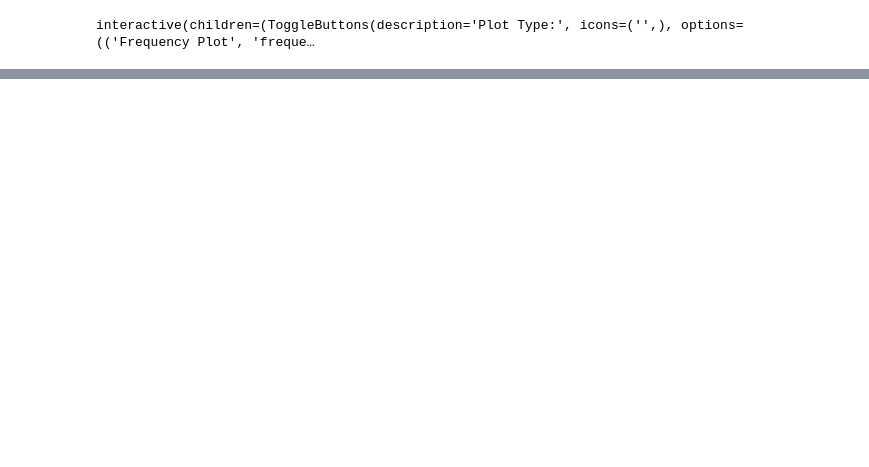
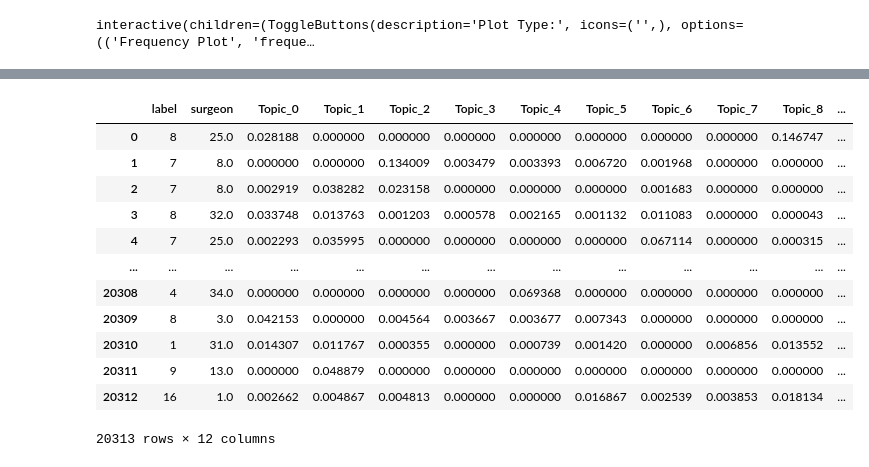
Before and after one commit to montgoz007/bugs-caret, a Jupyter notebook: pathway_classify.ipynb, the cells around one changed output, grey strips where cells are left out. Drawn from its saved outputs; the diff is of its cells as text; code cells hidden in the pictures; blank space fills up the shorter version.

Commit message:
nmf topic model, xgb classifier acc @ 0.94

```diff
--- a/pathway_classify.ipynb
+++ b/pathway_classify.ipynb
@@ -547,0 +380,4 @@ Best Model: Latent Dirichlet Allocation | # Topics: 200 | R2 : 0.6064
+# %%
+nmf = create_model('nmf', num_topics=10)
+nmf_results = assign_model(nmf)
+nmf_results.head()
@@ -547,0 +391,17 @@ Best Model: Latent Dirichlet Allocation | # Topics: 200 | R2 : 0.6064
+# %%
+nmf_class = nmf_results.drop(columns=['Services', 'Dominant_Topic', 'Perc_Dominant_Topic'])
+nmf_class
+# %% [output]
+|  | label | surgeon | Topic_0 | Topic_1 | Topic_2 | Topic_3 | Topic_4 | Topic_5 | Topic_6 | Topic_7 | Topic_8 | ... |
+| 0 | 8 | 25.0 | 0.028188 | 0.000000 | 0.000000 | 0.000000 | 0.000000 | 0.000000 | 0.000000 | 0.000000 | 0.146747 | ... |
+| 1 | 7 | 8.0 | 0.000000 | 0.000000 | 0.134009 | 0.003479 | 0.003393 | 0.006720 | 0.001968 | 0.000000 | 0.000000 | ... |
+| 2 | 7 | 8.0 | 0.002919 | 0.038282 | 0.023158 | 0.000000 | 0.000000 | 0.000000 | 0.001683 | 0.000000 | 0.000000 | ... |
+| 3 | 8 | 32.0 | 0.033748 | 0.013763 | 0.001203 | 0.000578 | 0.002165 | 0.001132 | 0.011083 | 0.000000 | 0.000043 | ... |
+| 4 | 7 | 25.0 | 0.002293 | 0.035995 | 0.000000 | 0.000000 | 0.000000 | 0.000000 | 0.067114 | 0.000000 | 0.000315 | ... |
+| ... | ... | ... | ... | ... | ... | ... | ... | ... | ... | ... | ... | ... |
+| 20308 | 4 | 34.0 | 0.000000 | 0.000000 | 0.000000 | 0.000000 | 0.069368 | 0.000000 | 0.000000 | 0.000000 | 0.000000 | ... |
+| 20309 | 8 | 3.0 | 0.042153 | 0.000000 | 0.004564 | 0.003667 | 0.003677 | 0.007343 | 0.000000 | 0.000000 | 0.000000 | ... |
+| 20310 | 1 | 31.0 | 0.014307 | 0.011767 | 0.000355 | 0.000000 | 0.000739 | 0.001420 | 0.000000 | 0.006856 | 0.013552 | ... |
+| 20311 | 9 | 13.0 | 0.000000 | 0.048879 | 0.000000 | 0.000000 | 0.000000 | 0.000000 | 0.000000 | 0.000000 | 0.000000 | ... |
+| 20312 | 16 | 1.0 | 0.002662 | 0.004867 | 0.004813 | 0.000000 | 0.000000 | 0.016867 | 0.002539 | 0.003853 | 0.018134 | ... |
+20313 rows × 12 columns
```
Also changed, not shown: parts of 28 cells of this notebook, 2 other files.
